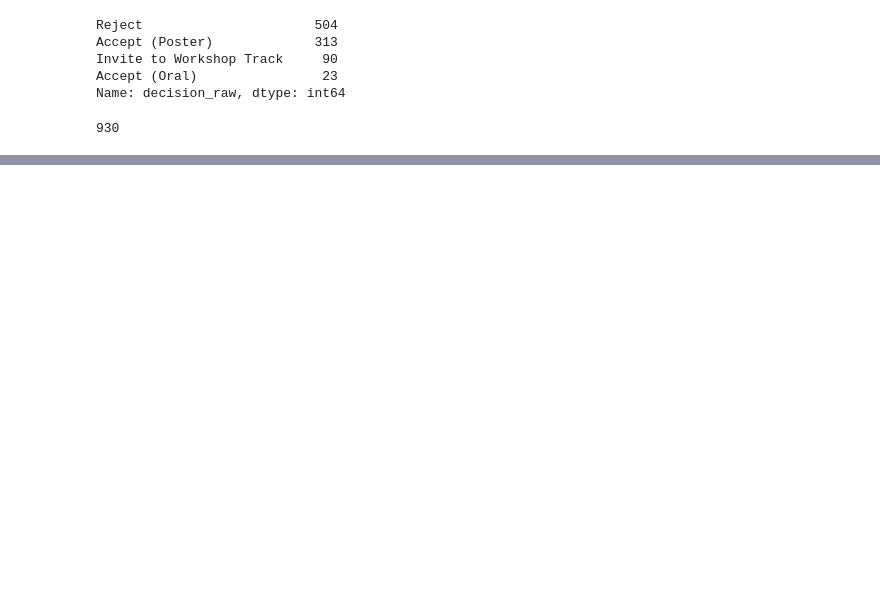
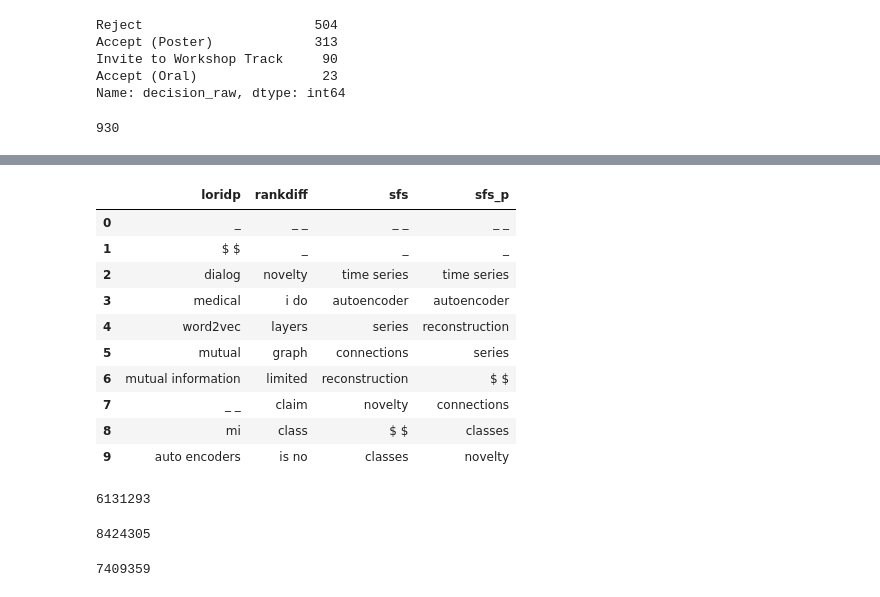
Before and after one commit to JasonKessler/ICLR18ReviewVis, a Jupyter notebook: MiningICLR2018.ipynb, the cells around one changed output, grey strips where cells are left out. Drawn from its saved outputs; the diff is of its cells as text; code cells hidden in the pictures; blank space fills up the shorter version.

```diff
--- a/MiningICLR2018.ipynb
+++ b/MiningICLR2018.ipynb
@@ -132,0 +147,9 @@ reviews_df.to_csv('iclr2018_reviews.csv.bz2', index=False, compression='bz2')
+# %%
+reviews_df = pd.read_csv('https://github.com/JasonKessler/ICLR18ReviewVis/raw/master/iclr2018_reviews.csv.bz2')
+# %%
+nlp = spacy.load('en')
+reviews_df['parse'] = reviews_df['review'].apply(nlp)
+# %%
+corpus = (st.CorpusFromParsedDocuments(reviews_df, category_col = 'rating_bin', parsed_col = 'parse')
+          .build()
+          .remove_categories(['Neutral']))
@@ -132,0 +350,23 @@ reviews_df.to_csv('iclr2018_reviews.csv.bz2', index=False, compression='bz2')
+# %%
+tdf = corpus.get_term_freq_df()
+tdf['sfs'] = ScaledFScorePresets(beta = 1).get_scores(tdf['Reject freq'], tdf['Accept freq'])
+tdf['sfs_p'] = ScaledFScorePresets(beta = 1, priors=priors).get_scores(tdf['Reject freq'], tdf['Accept freq'])
+tdf['loridp'] = st.LogOddsRatioInformativeDirichletPrior(priors, reviews_df.parse.apply(len).mean(), 'word').get_scores(tdf['Reject freq'], tdf['Accept freq'])
+tdf['rankdiff'] = st.RankDifference().get_scores(tdf['Reject freq'], tdf['Accept freq'])
+pd.DataFrame(
+    {s:tdf.sort_values(by=s, ascending=False).iloc[::].index
+     for s in ['sfs', 'sfs_p', 'loridp', 'rankdiff']
+    }
+).iloc[:10]
+# %% [output]
+|  | loridp | rankdiff | sfs | sfs_p |
+| 0 | _ | _ _ | _ _ | _ _ |
+| 1 | $ $ | _ | _ | _ |
+| 2 | dialog | novelty | time series | time series |
+| 3 | medical | i do | autoencoder | autoencoder |
+| 4 | word2vec | layers | series | reconstruction |
+| 5 | mutual | graph | connections | series |
+| 6 | mutual information | limited | reconstruction | $ $ |
+| 7 | _ _ | claim | novelty | connections |
+| 8 | mi | class | $ $ | classes |
+| 9 | auto encoders | is no | classes | novelty |
@@ -132,0 +399,20 @@ reviews_df.to_csv('iclr2018_reviews.csv.bz2', index=False, compression='bz2')
+# %%
+file_name = 'accept_reject_loridp.html'
+open(file_name, 'wb').write(html.encode('utf-8'))
+#IFrame(src=file_name, width = 1500, height=700)
+# %% [output]
+6131293
+# %%
+html = st.produce_frequency_explorer(compact_corpus,
+                                     category='Accept',
+                                     not_categories=['Reject'],
+                                     term_ranker = st.OncePerDocFrequencyRanker,
+                                     term_scorer = st.RankDifference(),
+                                     grey_threshold = 0,
+                                     metadata = (corpus._df['title']
+                                                 + '<br/>Score: ' + corpus._df['rating'].apply(lambda x: x.split(':')[0]) + '/10'
+                                                 + '<br/>Confidence: ' + corpus._df['confidence'].apply(lambda x: x.split(':')[0]) + '/5'))
+file_name = 'accept_reject_rankdiff.html'
+open(file_name, 'wb').write(html.encode('utf-8'))
+# %% [output]
+8424305
@@ -132,0 +423,26 @@ reviews_df.to_csv('iclr2018_reviews.csv.bz2', index=False, compression='bz2')
+# %%
+four_square_axes = st.FourSquareAxes(four_square_corpus_phrases,
+                                     left_categories=['Accept, Positive'],
+                                     right_categories=['Accept, Negative'],
+                                     top_categories=['Reject, Positive'],
+                                     bottom_categories=['Reject, Negative'],
+                                     labels = {'a': 'Positive',
+                                               'b': 'Review that was Contrary to Accpetance Decision',
+                                               'not_a': 'Negative',
+                                               'not_b': 'Review that in Line With Acceptance Decision'},
+                                     term_ranker=st.OncePerDocFrequencyRanker)
+html = st.produce_four_square_axes_explorer(
+    four_square_axes=four_square_axes,
+    x_label="Accepts: Pos-Neg",
+    y_label='Rejects: Neg-Pos',
+    use_full_doc=True,
+    pmi_threshold_coefficient=0,
+    censor_points=False,
+    metadata=four_square_corpus_phrases.get_df()['metadata'],
+    color_func='(function(d) {return d3.rgb(230, 220, 230)})',
+)
+file_name = '../jasonkessler.github.io/iclr2018reviews/accept_reject_four_square_axes_phrases.html'
+open(file_name, 'wb').write(html.encode('utf-8'))
+#IFrame(src=file_name, width = 1500, height=700)
+# %% [output]
+7409359
```
Also changed, not shown: parts of 26 cells of this notebook, 11 other files.
